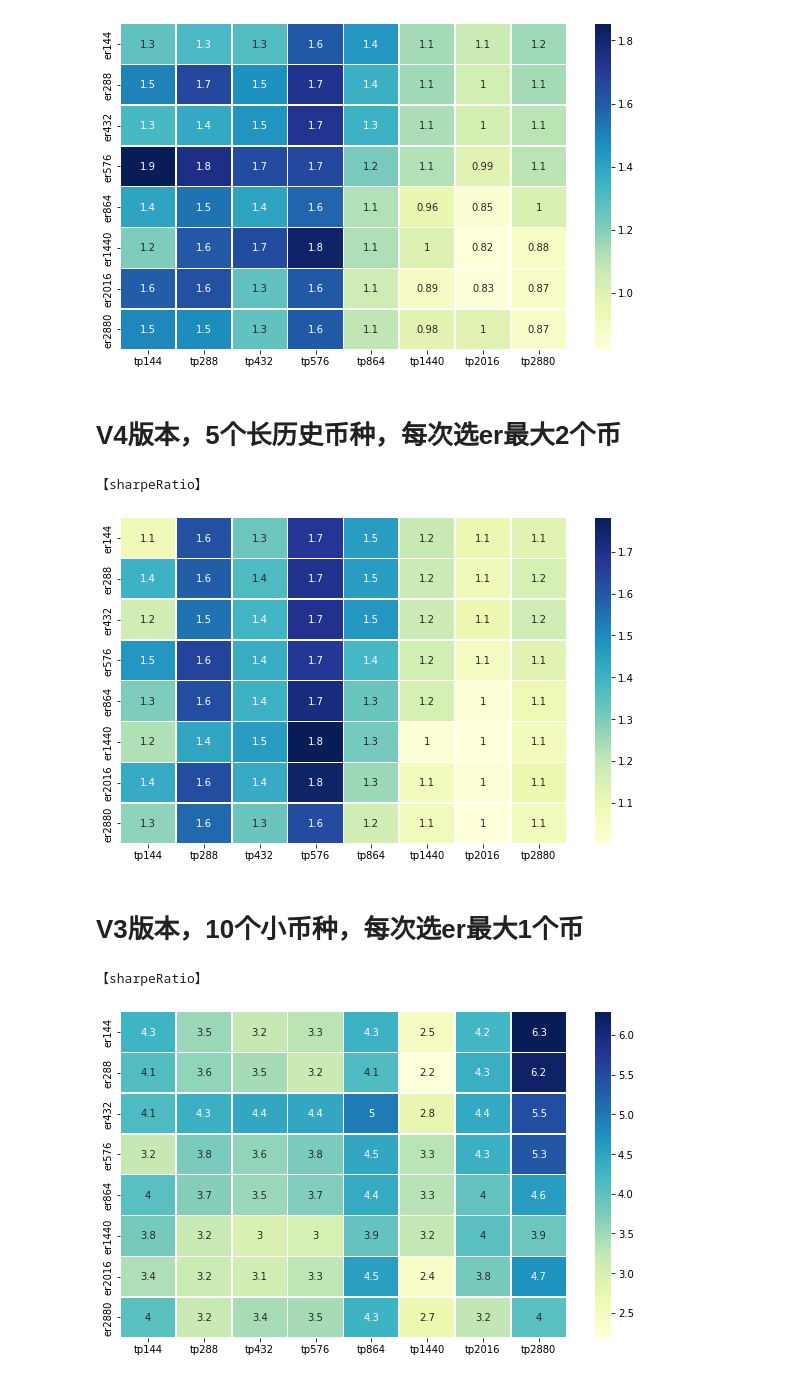
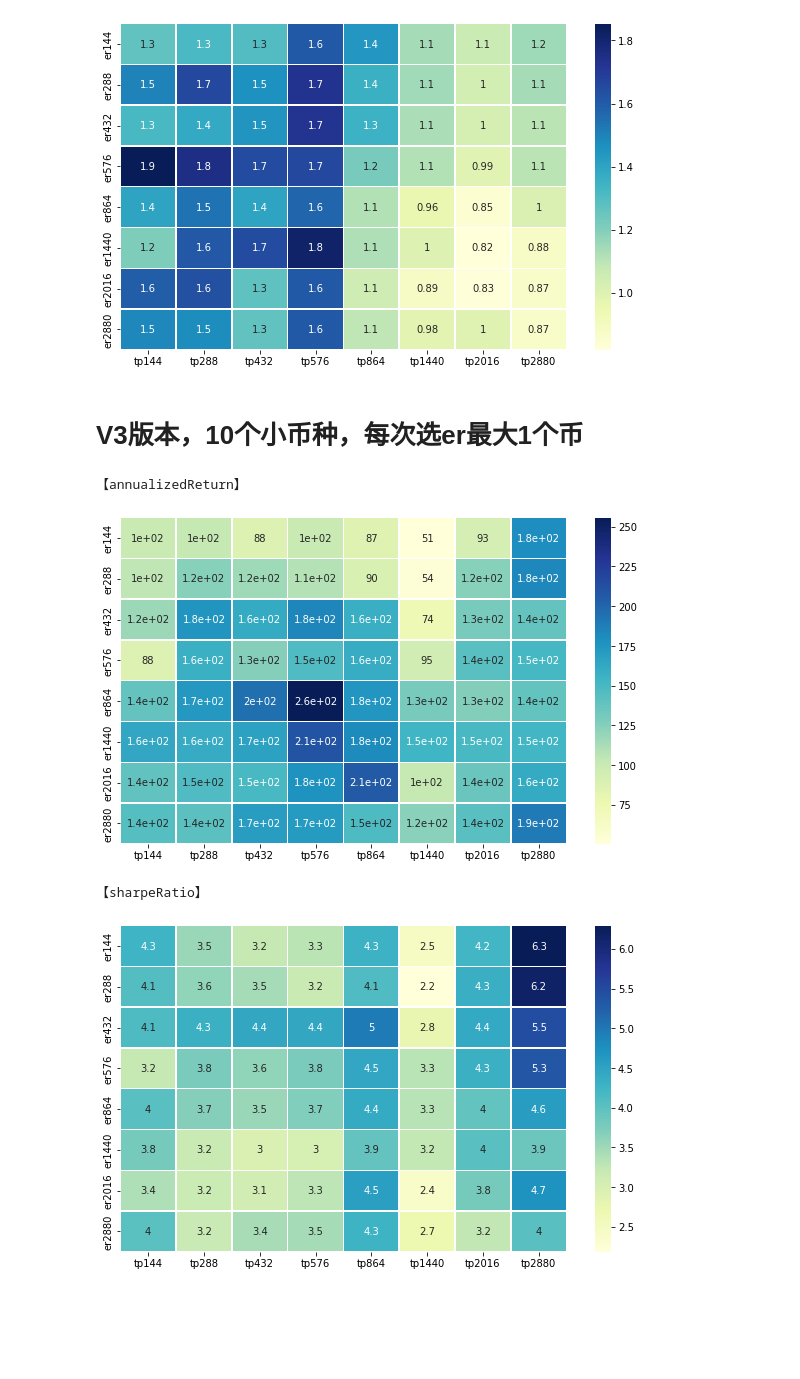
Before and after one commit to PXY11/VecTool, a Jupyter notebook: backtest/EDA/perfEDA.ipynb, the cells around one changed output. Drawn from its saved outputs; the diff is of its cells as text; code cells hidden in the pictures; blank space fills up the shorter version.

```diff
--- a/backtest/EDA/perfEDA.ipynb
+++ b/backtest/EDA/perfEDA.ipynb
@@ -24,23 +24,15 @@ perf(path,'sharpeRatio')
 [figure]
 【sharpeRatio】
 [figure]
-# %% [markdown]
-# V4版本，5个长历史币种，每次选er最大2个币
-# %%
-path = '../testBBELB/perf/perf_v4/'
-# perf(path,'annualizedReturn')
-perf(path,'sharpeRatio')
-# perf(path,'maxDrawdown')
-# %% [output]
-【sharpeRatio】
-[figure, removed]
 # %% [markdown]
 # V3版本，10个小币种，每次选er最大1个币
 # %%
 path = '../testSFUDFXSAMD/perf/perf_v3/'
-# perf(path,'annualizedReturn')
+perf(path,'annualizedReturn')
 perf(path,'sharpeRatio')
 # perf(path,'maxDrawdown')
 # %% [output]
-【sharpeRatio】
+【annualizedReturn】
-[figure, old version]
+[figure, new version]
+【sharpeRatio】
+[figure, added]
```
Also changed, not shown: parts of 2 cells of this notebook, 1 other file.
